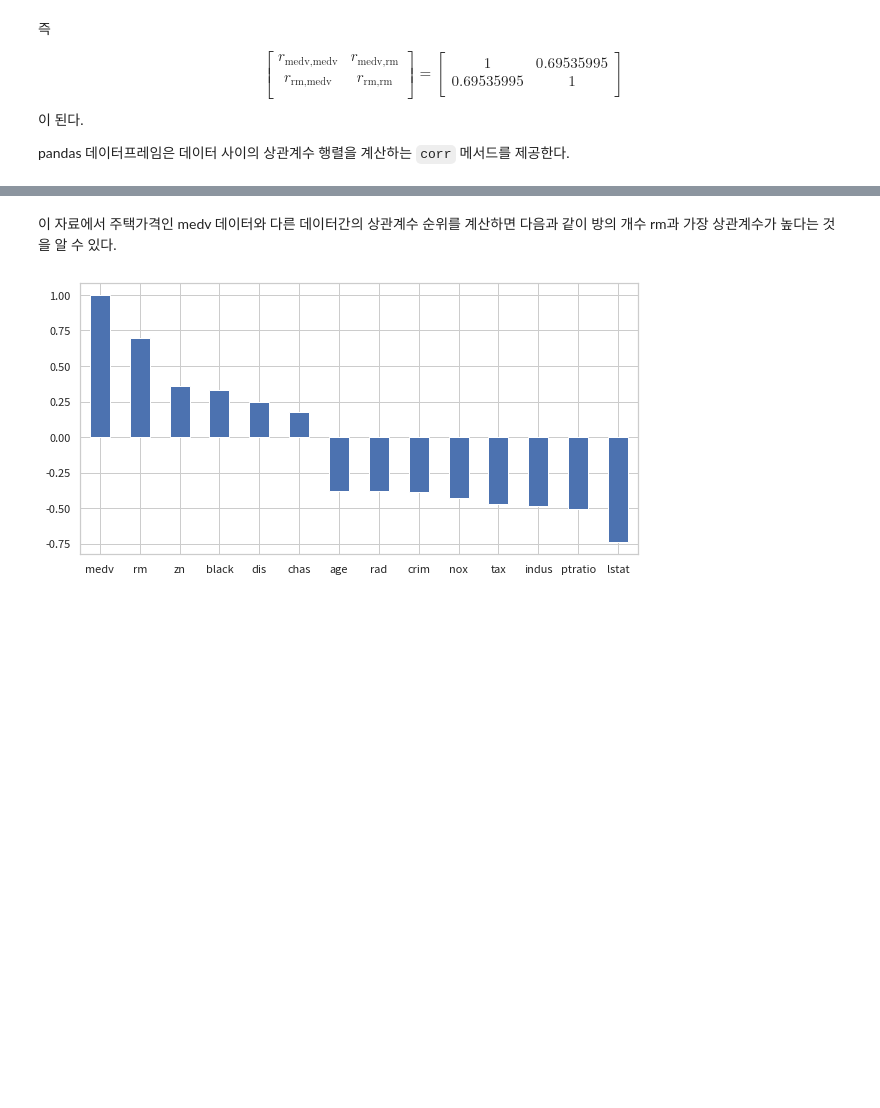
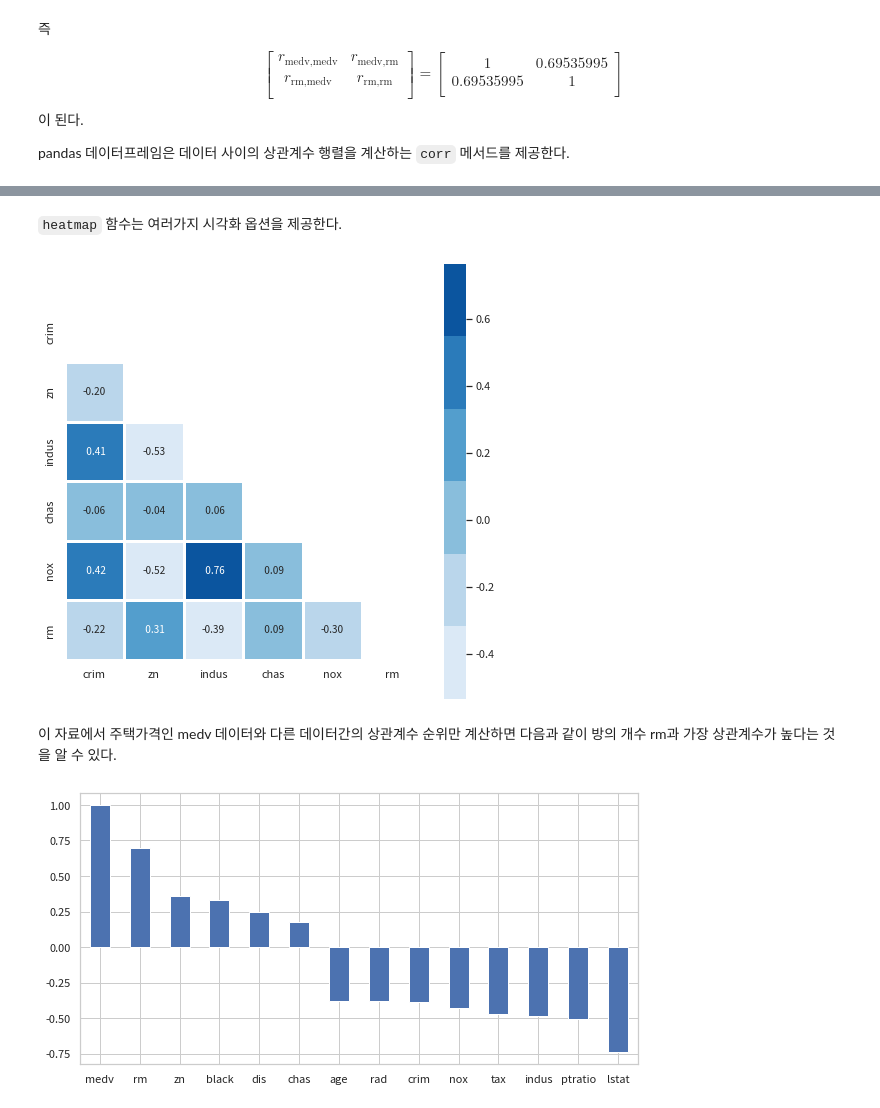
Before and after one commit to datascienceschool/book_data_analysis, a Jupyter notebook: _sources/ch03/03_01.ipynb, the cells around one changed output, grey strips where cells are left out. Saved outputs shown, nothing was run; the diff lists cells and outputs as text; code cells hidden in the pictures; blank space fills up the shorter version.

```diff
--- a/_sources/ch03/03_01.ipynb
+++ b/_sources/ch03/03_01.ipynb
@@ -203,5 +213,15 @@ df_corr.iloc[:4, :4]
+# %% [markdown]
+`heatmap` 함수는 여러가지 시각화 옵션을 제공한다.
+# %%
+plt.figure(figsize=(8, 8))
+sns.heatmap(df_corr.iloc[:6, :6], mask=np.triu(df_corr.iloc[:6, :6]),
+            square=True, linewidths=3, annot=True, fmt="5.2f",
+            cmap=sns.color_palette("Blues"))
+plt.show()
+# %% [output]
+[figure, added]
 # %% [markdown]
-이 자료에서 주택가격인 medv 데이터와 다른 데이터간의 상관계수 순위를 계산하면 다음과 같이 방의 개수 rm과 가장 상관계수가 높다는 것을 알 수 있다.
+이 자료에서 주택가격인 medv 데이터와 다른 데이터간의 상관계수 순위만 계산하면 다음과 같이 방의 개수 rm과 가장 상관계수가 높다는 것을 알 수 있다.
 # %%
 medv_corr = df_corr["medv"].sort_values(ascending=False)
 medv_corr.plot(kind="bar", figsize=(10, 5), rot=0)
```
Also changed, not shown: parts of 4 cells of this notebook, 9 other files.
